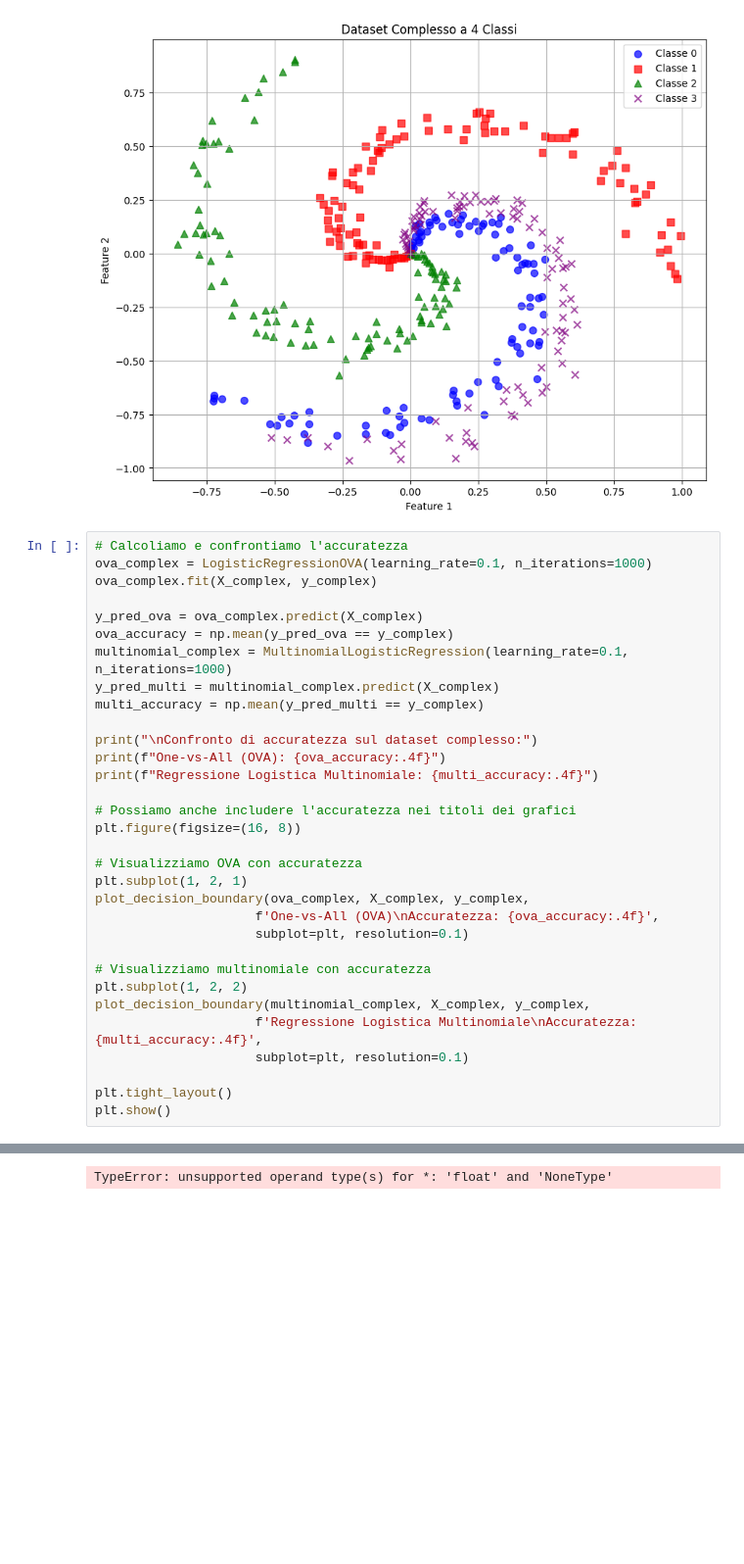
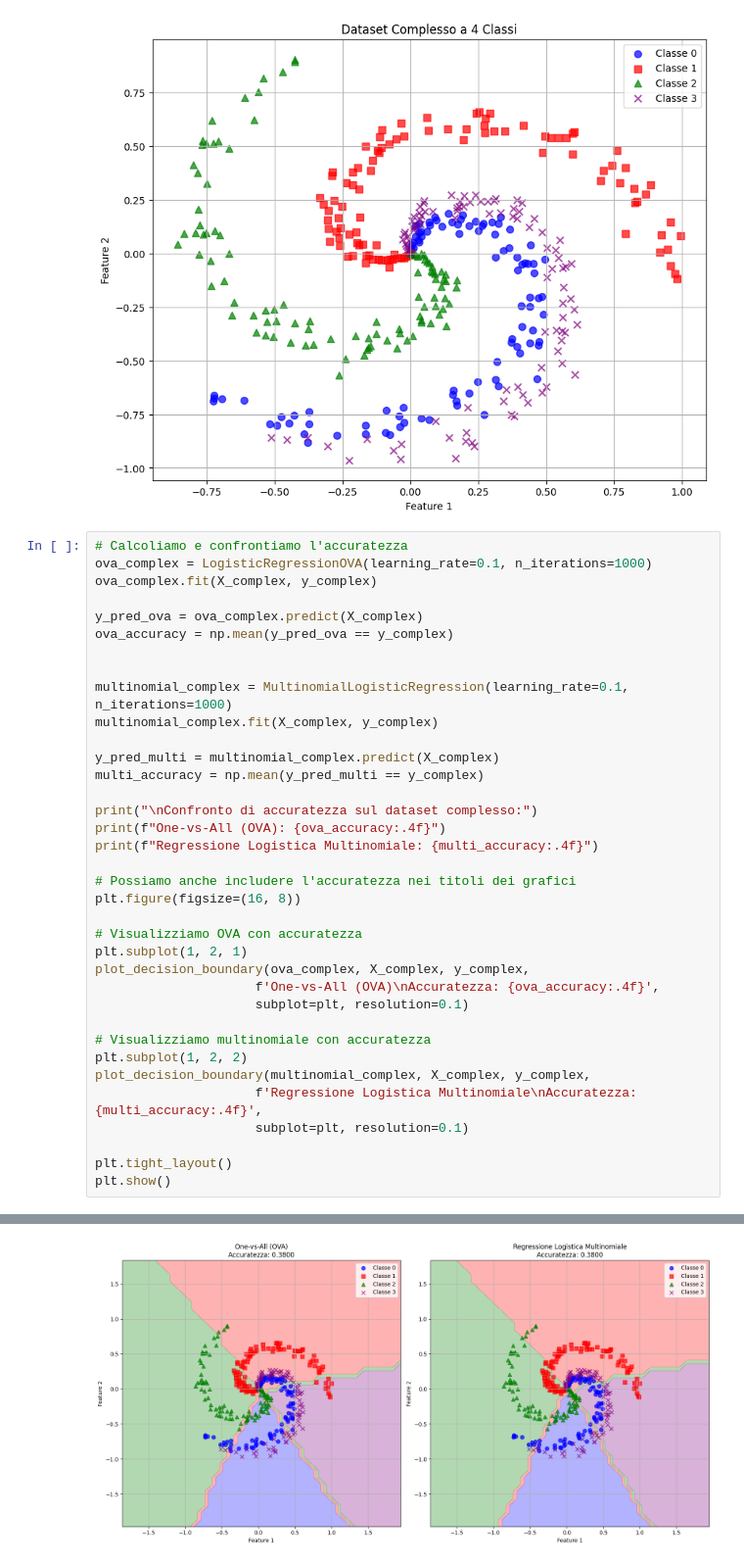
Before and after one commit to lu-ser/ML_Course_2025, a Jupyter notebook: 5_MultiClass_classification/5.1_ova_vs_multinomial.ipynb, the cells around one changed output, grey strips where cells are left out. Shown: that part at 98% size. Drawn from its saved outputs; the diff is of its cells as text; blank space fills up the shorter version.

```diff
--- a/5_MultiClass_classification/5.1_ova_vs_multinomial.ipynb
+++ b/5_MultiClass_classification/5.1_ova_vs_multinomial.ipynb
@@ -658,7 +658,11 @@ ova_complex.fit(X_complex, y_complex)
 
 y_pred_ova = ova_complex.predict(X_complex)
 ova_accuracy = np.mean(y_pred_ova == y_complex)
+
+
 multinomial_complex = MultinomialLogisticRegression(learning_rate=0.1, n_iterations=1000)
+multinomial_complex.fit(X_complex, y_complex)
+
 y_pred_multi = multinomial_complex.predict(X_complex)
 multi_accuracy = np.mean(y_pred_multi == y_complex)
 
@@ -704,4 +708,4 @@ Addestramento OVA completato!
-TypeError: unsupported operand type(s) for *: 'float' and 'NoneType'
+[figure, added]
 # %%
 def plot_confusion_matrix(y_true, y_pred, classes, title):
     """
```
Also changed, not shown: parts of 1 cell of this notebook.
